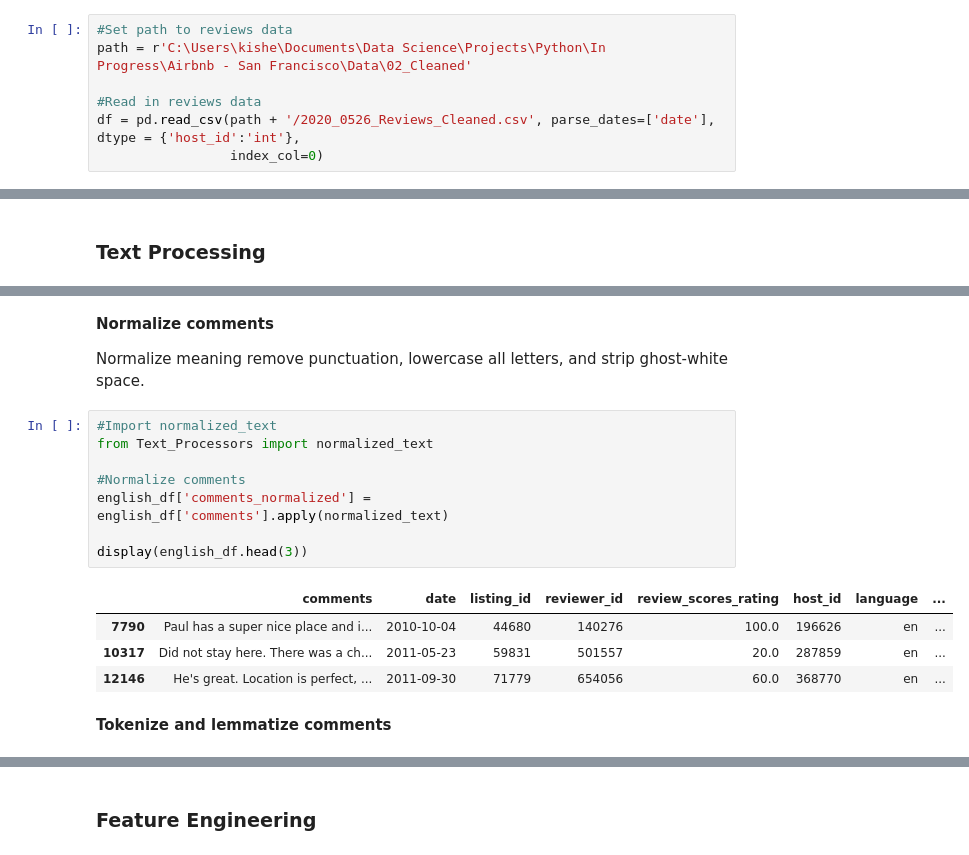
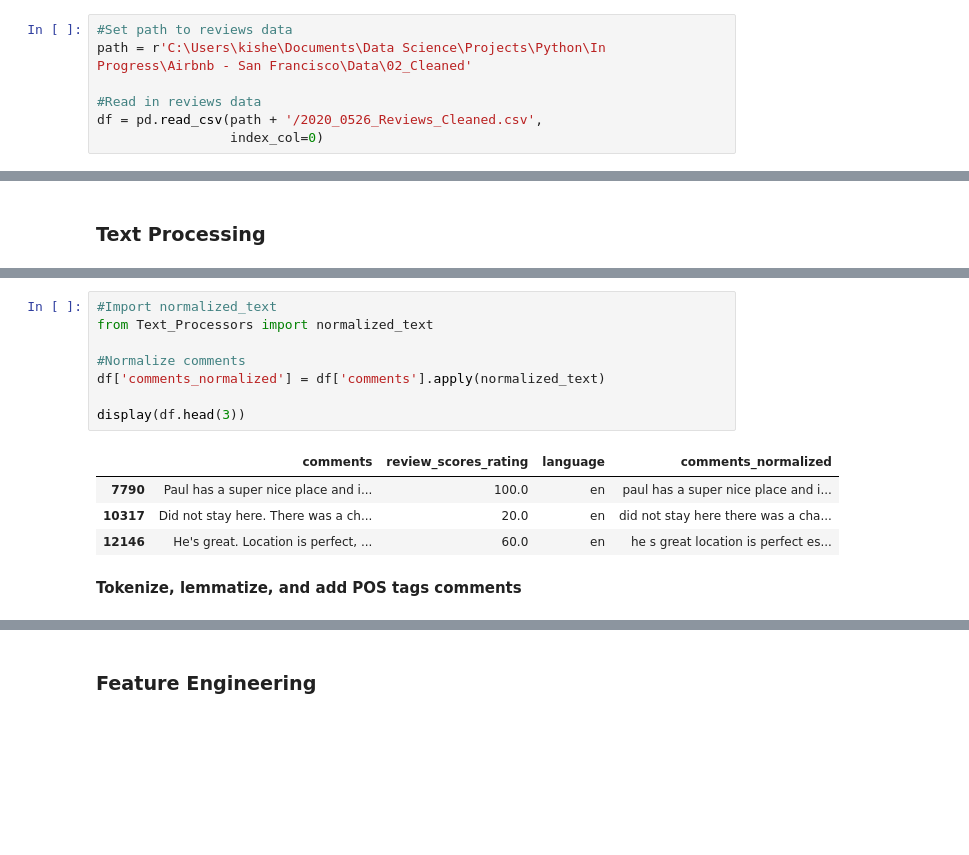
Before and after one commit to KishenSharma6/SF-Airbnb-Analysis, a Jupyter notebook: Project_Codes/03_Processing/2020_0529_Reviews_NLP_Preprocessing.ipynb, the cells around one changed output, grey strips where cells are left out. Cells and saved outputs as stored; diff of their text form; blank space fills up the shorter version.

```diff
--- a/Project_Codes/03_Processing/2020_0529_Reviews_NLP_Preprocessing.ipynb
+++ b/Project_Codes/03_Processing/2020_0529_Reviews_NLP_Preprocessing.ipynb
@@ -25,7 +25,7 @@ warnings.filterwarnings('ignore')
 path = r'C:\Users\kishe\Documents\Data Science\Projects\Python\In Progress\Airbnb - San Francisco\Data\02_Cleaned'
 
 #Read in reviews data
-df = pd.read_csv(path + '/2020_0526_Reviews_Cleaned.csv', parse_dates=['date'], dtype = {'host_id':'int'},
+df = pd.read_csv(path + '/2020_0526_Reviews_Cleaned.csv',
                  index_col=0)
 # %% [markdown]
 **Preview data**
@@ -79,21 +47,17 @@ english_df.shape
-# %% [markdown]
-**Normalize comments**
-
-Normalize meaning remove punctuation, lowercase all letters, and strip ghost-white space.
 # %%
 #Import normalized_text
 from Text_Processors import normalized_text
 
 #Normalize comments
-english_df['comments_normalized'] = english_df['comments'].apply(normalized_text)
+df['comments_normalized'] = df['comments'].apply(normalized_text)
 
-display(english_df.head(3))
+display(df.head(3))
 # %% [output]
-|  | comments | date | listing_id | reviewer_id | review_scores_rating | host_id | language | ... |
-| 7790 | Paul has a super nice place and i... | 2010-10-04 | 44680 | 140276 | 100.0 | 196626 | en | ... |
-| 10317 | Did not stay here. There was a ch... | 2011-05-23 | 59831 | 501557 | 20.0 | 287859 | en | ... |
-| 12146 | He's great. Location is perfect, ... | 2011-09-30 | 71779 | 654056 | 60.0 | 368770 | en | ... |
+|  | comments | review_scores_rating | language | comments_normalized |
+| 7790 | Paul has a super nice place and i... | 100.0 | en | paul has a super nice place and i... |
+| 10317 | Did not stay here. There was a ch... | 20.0 | en | did not stay here there was a cha... |
+| 12146 | He's great. Location is perfect, ... | 60.0 | en | he s great location is perfect es... |
 # %% [markdown]
-**Tokenize and lemmatize comments**
+**Tokenize, lemmatize, and add POS tags comments**
 # %%
 #Import libraries
```
Also changed, not shown: parts of 21 cells of this notebook.
